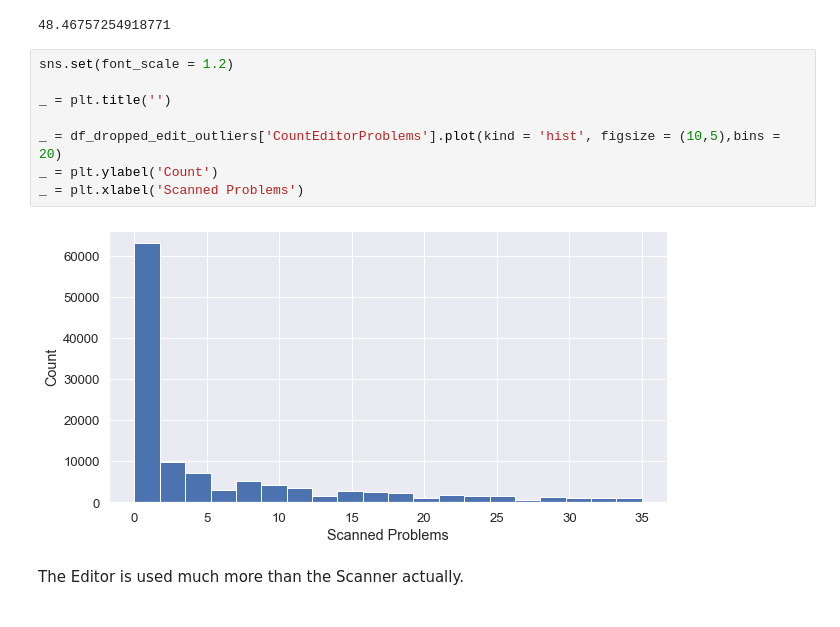
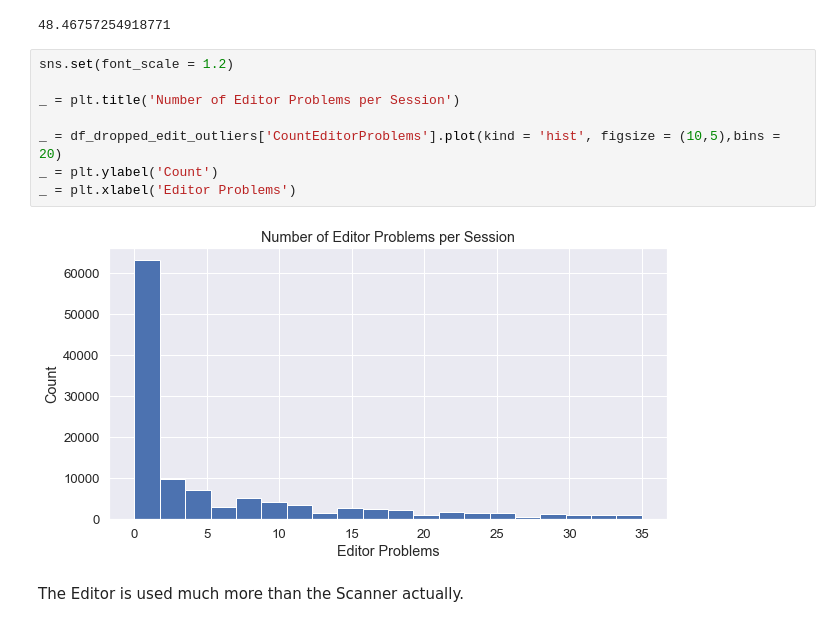
Before and after one commit to alvarojhu/Photomath, a Jupyter notebook: Analysis.ipynb, the cells around one changed output. Drawn from its saved outputs; the diff is of its cells as text.

Commit message:
Fixing Titles

```diff
--- a/Analysis.ipynb
+++ b/Analysis.ipynb
@@ -460,13 +460,13 @@ There are more sessions, comparatively, where no editor problems are inputted in
 # %%
 sns.set(font_scale = 1.2)
 
-_ = plt.title('')
+_ = plt.title('Number of Editor Problems per Session')
 
 _ = df_dropped_edit_outliers['CountEditorProblems'].plot(kind = 'hist', figsize = (10,5),bins = 20)
 _ = plt.ylabel('Count')
-_ = plt.xlabel('Scanned Problems')
+_ = plt.xlabel('Editor Problems')
 # %% [output]
-[figure, old version]
+[figure, new version]
 # %% [markdown]
 The Editor is used much more than the Scanner actually.
 # %%
```
Also changed, not shown: parts of 1 cell of this notebook.
